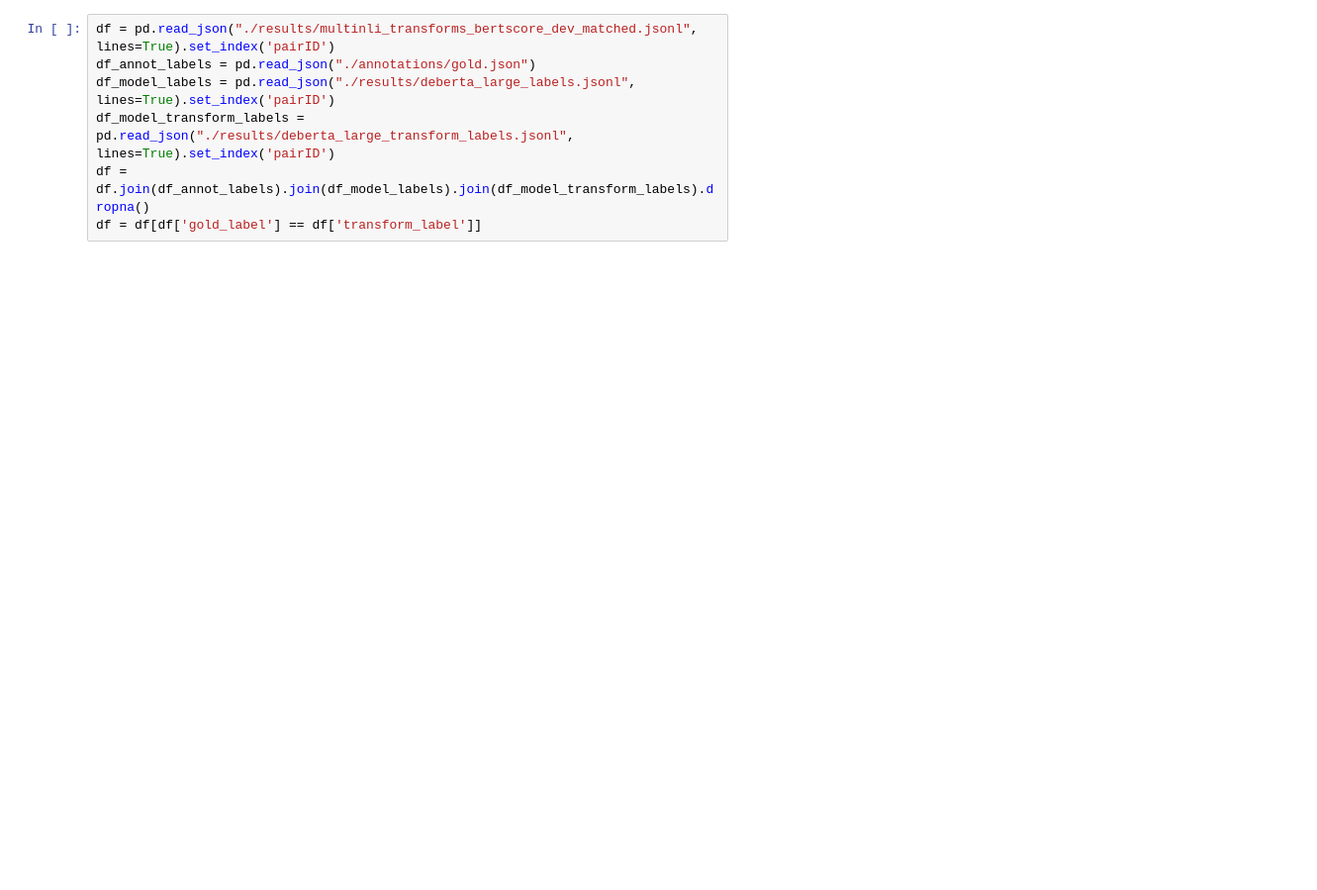
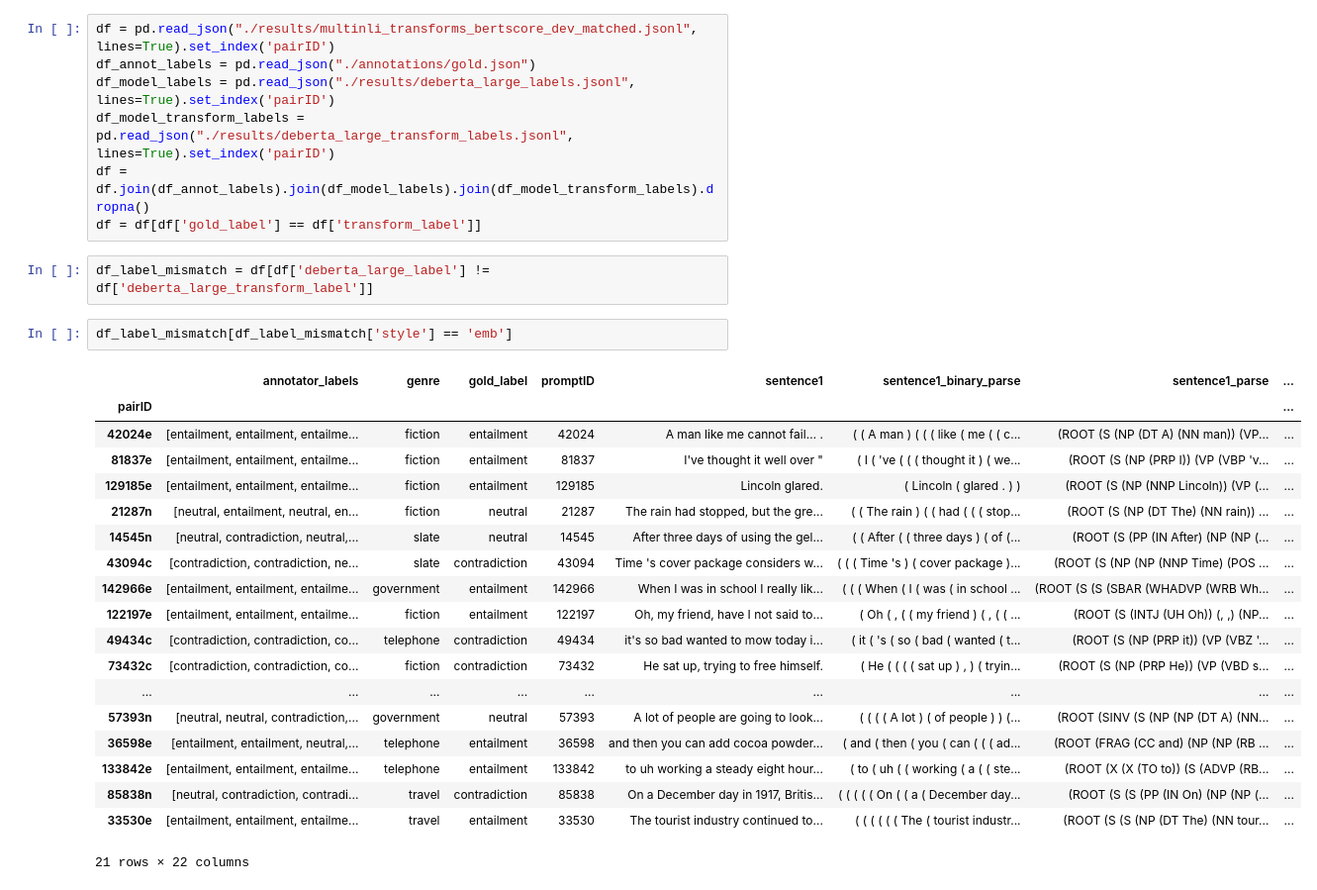
Before and after one commit to emeijerhof/gpt-challenge-dataset, a Jupyter notebook: label_metrics.ipynb, the cells around one changed output. Shown at 99% size. Cells and saved outputs as stored; diff of their text form; blank space fills up the shorter version.

```diff
--- a/label_metrics.ipynb
+++ b/label_metrics.ipynb
@@ -11,6 +13,30 @@ df_model_labels = pd.read_json("./results/deberta_large_labels.jsonl", lines=Tru
 df_model_transform_labels = pd.read_json("./results/deberta_large_transform_labels.jsonl", lines=True).set_index('pairID')
 df = df.join(df_annot_labels).join(df_model_labels).join(df_model_transform_labels).dropna()
 df = df[df['gold_label'] == df['transform_label']]
+# %%
+df_label_mismatch = df[df['deberta_large_label'] != df['deberta_large_transform_label']]
+# %%
+df_label_mismatch[df_label_mismatch['style'] == 'emb']
+# %% [output]
+|  | annotator_labels | genre | gold_label | promptID | sentence1 | sentence1_binary_parse | sentence1_parse | ... |
+| pairID |  |  |  |  |  |  |  | ... |
+| 42024e | [entailment, entailment, entailme... | fiction | entailment | 42024 | A man like me cannot fail… . | ( ( A man ) ( ( ( like ( me ( ( c... | (ROOT (S (NP (DT A) (NN man)) (VP... | ... |
+| 81837e | [entailment, entailment, entailme... | fiction | entailment | 81837 | I've thought it well over " | ( I ( 've ( ( ( thought it ) ( we... | (ROOT (S (NP (PRP I)) (VP (VBP 'v... | ... |
+| 129185e | [entailment, entailment, entailme... | fiction | entailment | 129185 | Lincoln glared. | ( Lincoln ( glared . ) ) | (ROOT (S (NP (NNP Lincoln)) (VP (... | ... |
+| 21287n | [neutral, entailment, neutral, en... | fiction | neutral | 21287 | The rain had stopped, but the gre... | ( ( The rain ) ( ( had ( ( ( stop... | (ROOT (S (NP (DT The) (NN rain)) ... | ... |
+| 14545n | [neutral, contradiction, neutral,... | slate | neutral | 14545 | After three days of using the gel... | ( ( After ( ( three days ) ( of (... | (ROOT (S (PP (IN After) (NP (NP (... | ... |
+| 43094c | [contradiction, contradiction, ne... | slate | contradiction | 43094 | Time 's cover package considers w... | ( ( ( Time 's ) ( cover package )... | (ROOT (S (NP (NP (NNP Time) (POS ... | ... |
+| 142966e | [entailment, entailment, entailme... | government | entailment | 142966 | When I was in school I really lik... | ( ( ( When ( I ( was ( in school ... | (ROOT (S (S (SBAR (WHADVP (WRB Wh... | ... |
+| 122197e | [entailment, entailment, entailme... | fiction | entailment | 122197 | Oh, my friend, have I not said to... | ( Oh ( , ( ( my friend ) ( , ( ( ... | (ROOT (S (INTJ (UH Oh)) (, ,) (NP... | ... |
+| 49434c | [contradiction, contradiction, co... | telephone | contradiction | 49434 | it's so bad wanted to mow today i... | ( it ( 's ( so ( bad ( wanted ( t... | (ROOT (S (NP (PRP it)) (VP (VBZ '... | ... |
+| 73432c | [contradiction, contradiction, co... | fiction | contradiction | 73432 | He sat up, trying to free himself. | ( He ( ( ( ( sat up ) , ) ( tryin... | (ROOT (S (NP (PRP He)) (VP (VBD s... | ... |
+| ... | ... | ... | ... | ... | ... | ... | ... | ... |
+| 57393n | [neutral, neutral, contradiction,... | government | neutral | 57393 | A lot of people are going to look... | ( ( ( ( A lot ) ( of people ) ) (... | (ROOT (SINV (S (NP (NP (DT A) (NN... | ... |
+| 36598e | [entailment, entailment, neutral,... | telephone | entailment | 36598 | and then you can add cocoa powder... | ( and ( then ( you ( can ( ( ( ad... | (ROOT (FRAG (CC and) (NP (NP (RB ... | ... |
+| 133842e | [entailment, entailment, entailme... | telephone | entailment | 133842 | to uh working a steady eight hour... | ( to ( uh ( ( working ( a ( ( ste... | (ROOT (X (X (TO to)) (S (ADVP (RB... | ... |
+| 85838n | [neutral, contradiction, contradi... | travel | contradiction | 85838 | On a December day in 1917, Britis... | ( ( ( ( ( On ( ( a ( December day... | (ROOT (S (S (PP (IN On) (NP (NP (... | ... |
+| 33530e | [entailment, entailment, entailme... | travel | entailment | 33530 | The tourist industry continued to... | ( ( ( ( ( ( The ( tourist industr... | (ROOT (S (S (NP (DT The) (NN tour... | ... |
+21 rows × 22 columns
 # %%
 print(len(df[df['gold_label'] == df['deberta_large_label']]) / len(df))
 # %% [output]
```
Also changed, not shown: parts of 12 cells of this notebook.
